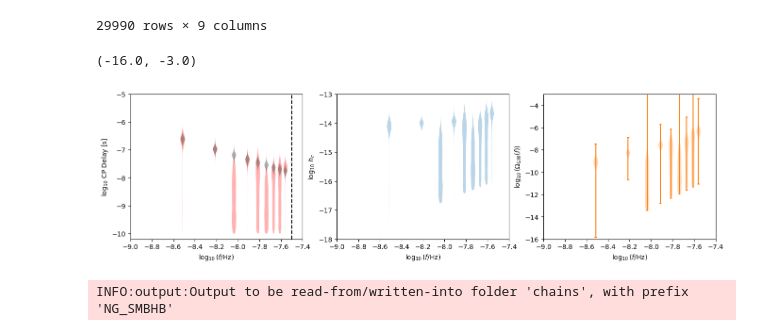
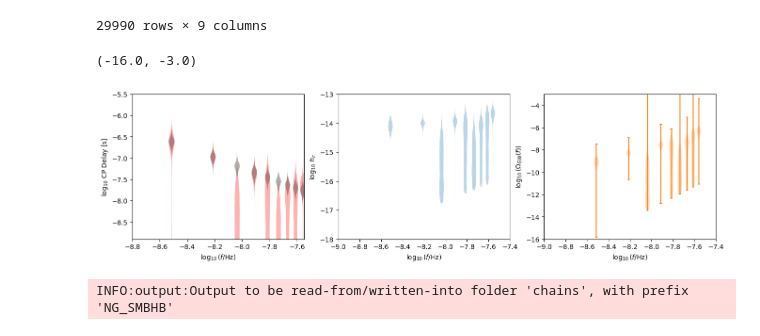
Before and after one commit to bohuarolandli/stiffGWpy, a Jupyter notebook: cobaya/likelihoods/PTA/test_PTA.ipynb, the cells around one changed output. Saved outputs shown, nothing was run; the diff lists cells and outputs as text; code cells hidden in the pictures.

```diff
--- a/cobaya/likelihoods/PTA/test_PTA.ipynb
+++ b/cobaya/likelihoods/PTA/test_PTA.ipynb
@@ -756,35 +756,36 @@ for pc in vpt1['bodies']:
 vpt1_mk = ax1.violinplot(EPTAnew_mock, positions=(freqs), widths=5e-3*np.abs(freqs), showextrema=False)
 for pc in vpt1_mk['bodies']:
     pc.set_facecolor('k')
     pc.set_alpha(0.3)
 #ax1.scatter(IPTA_freqs_13, IPTA_low_med, s=5, c='r',)
 plt.xlabel(r'$\log_{10}(f/\mathrm{Hz})$');
 plt.ylabel(r'log$_{10}$ CP Delay [s]') # Residual [s]
-plt.xlim(-9, -7.4); plt.ylim(-10.2, -5)
+#plt.xlim(-9, -7.4); plt.ylim(-10.2, -5)
+plt.xlim(-8.8, -7.55); plt.ylim(-8.9, -5.5)
 #plt.legend(loc=9)
 
 ax2 = fig.add_subplot(132)
 vpt2 = ax2.violinplot(hc_EPTA, positions=(freqs), widths=5e-3*np.abs(freqs), showextrema=False,)
 #ax2.set_xscale('log')
 #ax2.scatter(IPTA_freqs_13, hc_IPTA_low_med, s=5, c='b',)
 plt.xlabel(r'$\log_{10}(f/\mathrm{Hz})$')
 plt.ylabel(r'log$_{10}$ $h_c$') # Characteristic strain
 plt.xlim(-9, -7.4); plt.ylim(-18, -13.)
 
 ax3 = fig.add_subplot(133)
 vpt3 = ax3.violinplot(Ogw_EPTA, positions=(freqs), widths=5e-3*np.abs(freqs), showextrema=True,)
 vpt3['cbars'].set_color('tab:orange')
 vpt3['cmaxes'].set_color('tab:orange')
 vpt3['cmins'].set_color('tab:orange')
 for pc in vpt3['bodies']:
     pc.set_facecolor('tab:orange')
     pc.set_alpha(0.3)
 plt.xlabel(r'$\log_{10}(f/\mathrm{Hz})$')
 plt.ylabel(r'$\log_{10}$($\Omega_{\rm GW}(f)$)')
 plt.xlim(-9, -7.4); plt.ylim(-16, -3)
 # %% [output]
 (-16.0, -3.0)
-[figure, old version]
+[figure, new version]
 # %%
 #OgwH2_EPTA = 2*EPTAnew + np.log10(T_EPTA*8) + 4*np.log10(np.pi) + 5*freqs
 
```
Also changed, not shown: parts of 3 cells of this notebook, 1 other file.
